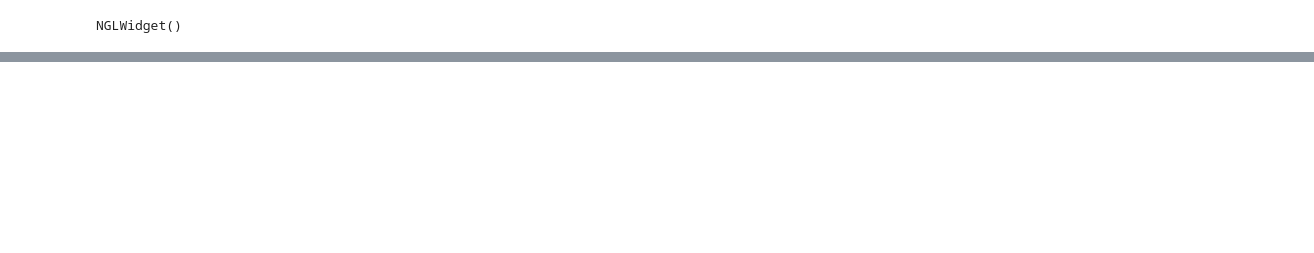
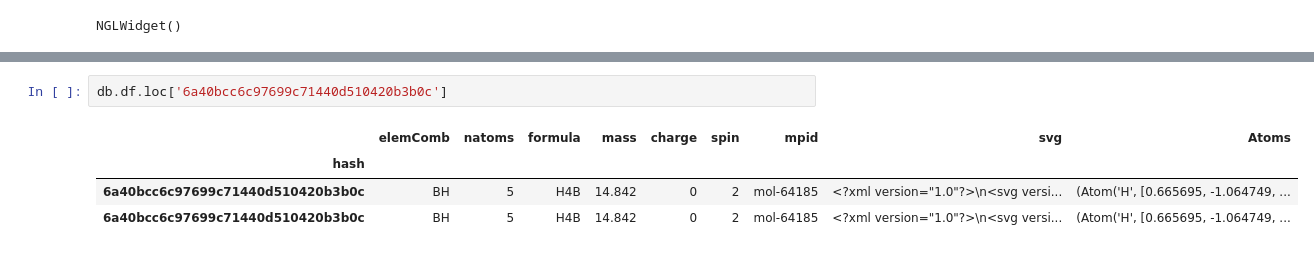
Before and after one commit to imagdau/elec-chem-dev, a Jupyter notebook: tutorials/liquid_electrolyte.ipynb, the cells around one changed output, grey strips where cells are left out. Drawn from its saved outputs; the diff is of its cells as text; blank space fills up the shorter version.

Commit message:
the indexing is done by a unique hash, but there are still duplicates

```diff
--- a/tutorials/liquid_electrolyte.ipynb
+++ b/tutorials/liquid_electrolyte.ipynb
@@ -101,0 +112,7 @@ NGLWidget()
+# %%
+db.df.loc['6a40bcc6c97699c71440d510420b3b0c']
+# %% [output]
+|  | elemComb | natoms | formula | mass | charge | spin | mpid | svg | Atoms |
+| hash |  |  |  |  |  |  |  |  |  |
+| 6a40bcc6c97699c71440d510420b3b0c | BH | 5 | H4B | 14.842 | 0 | 2 | mol-64185 | <?xml version="1.0"?>\n<svg versi... | (Atom('H', [0.665695, -1.064749, ... |
+| 6a40bcc6c97699c71440d510420b3b0c | BH | 5 | H4B | 14.842 | 0 | 2 | mol-64185 | <?xml version="1.0"?>\n<svg versi... | (Atom('H', [0.665695, -1.064749, ... |
```
Also changed, not shown: parts of 3 cells of this notebook.
